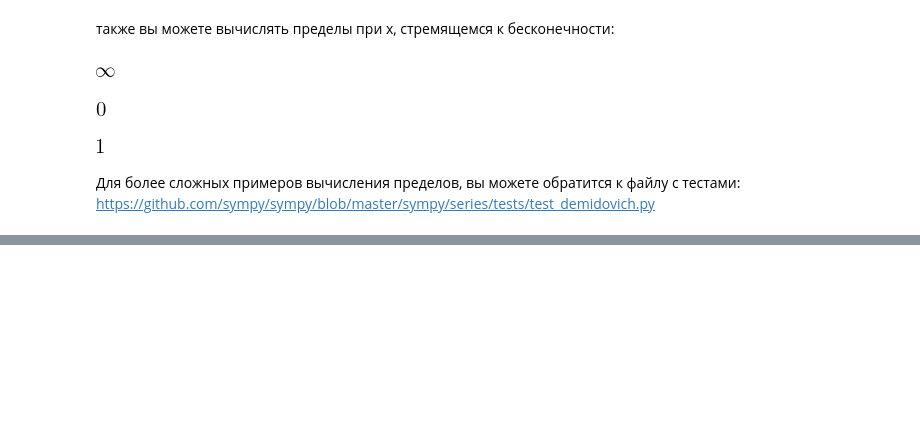
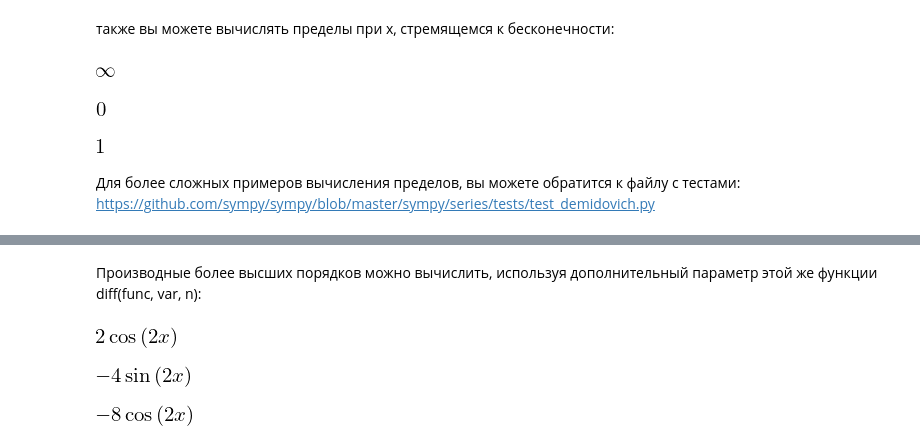
Before and after one commit to KazAndr/balavstvo_checking, a Jupyter notebook: test_modules/sympy/sympy_test.ipynb, the cells around one changed output, grey strips where cells are left out. Cells and saved outputs as stored; diff of their text form; code cells hidden in the pictures; blank space fills up the shorter version.

```diff
--- a/test_modules/sympy/sympy_test.ipynb
+++ b/test_modules/sympy/sympy_test.ipynb
@@ -188,0 +214,14 @@ limit(x**x, x, 0)
+# %% [markdown]
+Производные более высших порядков можно вычислить, используя дополнительный параметр этой же функции diff(func, var, n):
+# %%
+diff(sin(2*x), x, 1)
+# %% [output]
+[figure, added]
+# %%
+diff(sin(2*x), x, 2)
+# %% [output]
+[figure, added]
+# %%
+diff(sin(2*x), x, 3)
+# %% [output]
+[figure, added]
```
Also changed, not shown: parts of 6 cells of this notebook.
